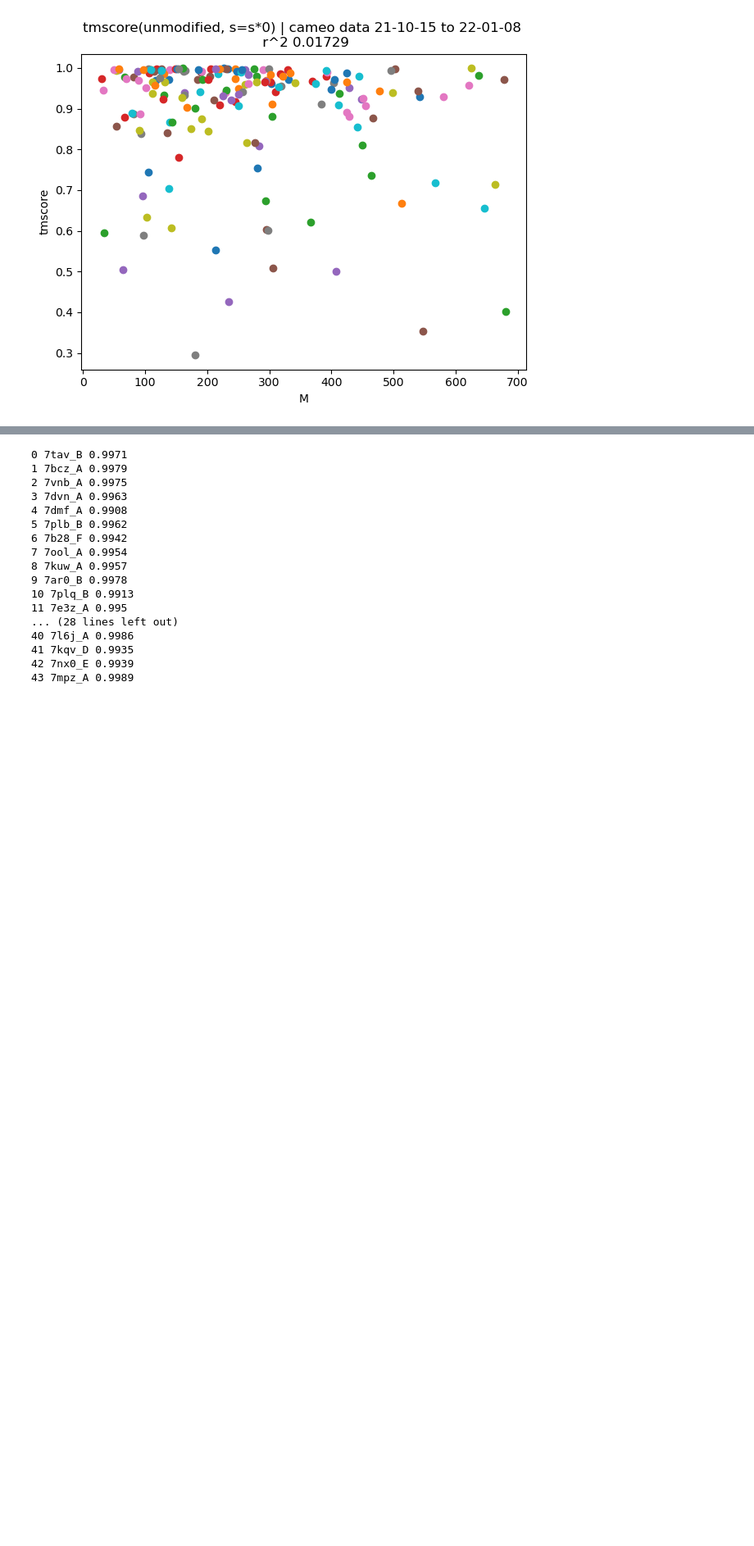
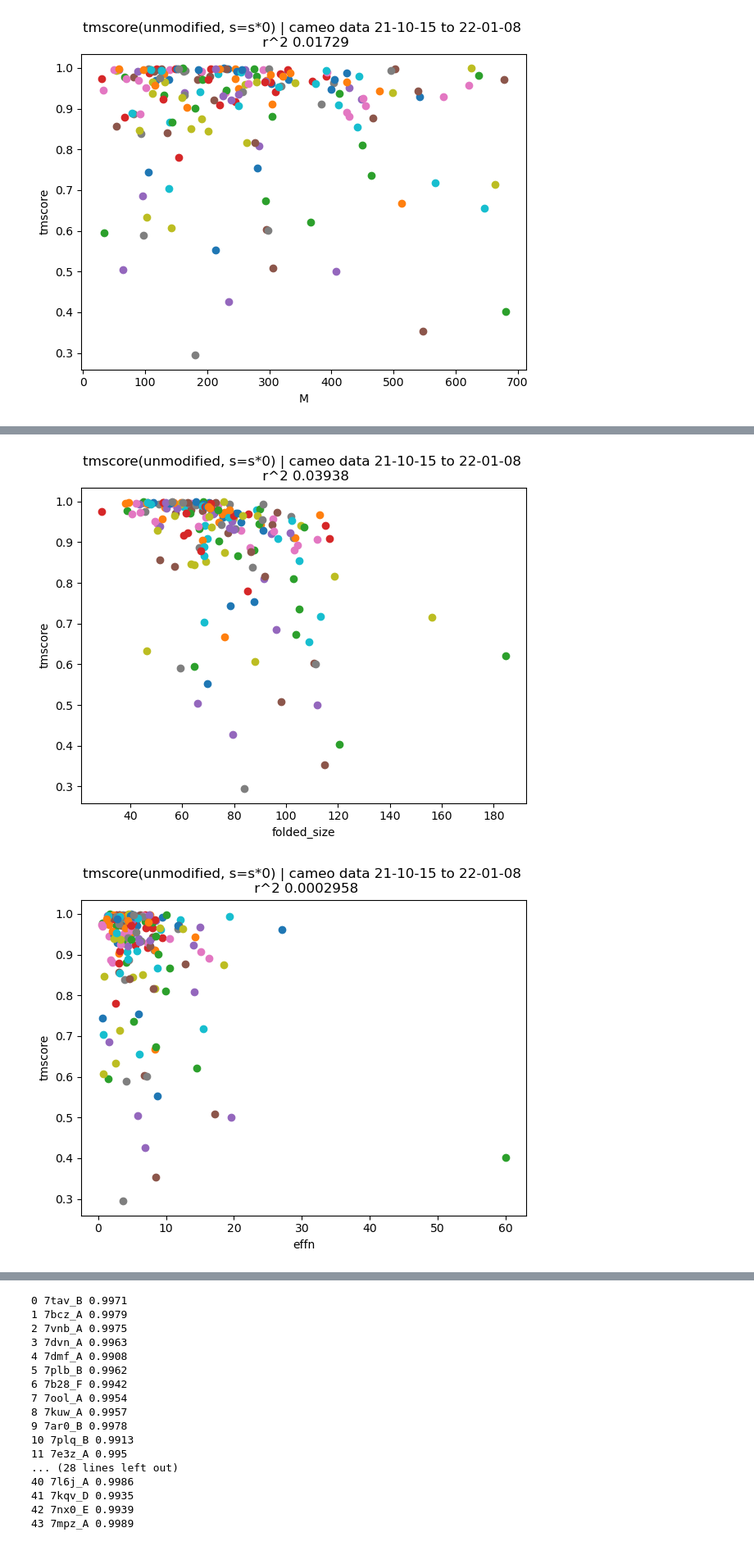
Before and after one commit to MichaelTrumbull/openfold-mt, a Jupyter notebook: personal-nbs/cameo_data_s0.ipynb, the cells around one changed output, grey strips where cells are left out. Shown at 82% size. Saved outputs shown, nothing was run; the diff lists cells and outputs as text; code cells hidden in the pictures; blank space fills up the shorter version.

```diff
--- a/personal-nbs/cameo_data_s0.ipynb
+++ b/personal-nbs/cameo_data_s0.ipynb
@@ -222,0 +408,20 @@ for stat in ['folded_size','effn', 'compactness','seqlen','M']:
+# %%
+exclude = []#['7kdx_B'] # this outlier has an effn=60
+list_stats_r2 = {}
+for stat in stats:
+    x=[]
+    y=[]
+    for protein in cameo_dict_m4.keys():
+        if not protein in exclude:
+            x.append(cameo_dict_m4[protein][stat])
+            y.append(cameo_dict_m4[protein]['tmscore'])
+    slope, intercept, r_value, p_value, std_err = scipy.stats.linregress(x, y)
+    list_stats_r2[stat] = r_value**2
+
+for w in sorted(list_stats_r2, key=list_stats_r2.get, reverse=True):
+    print(w, list_stats_r2[w])
+# MSV: multi-segment Viterbi
+# VITERBI: optimal alignment score
+# FORWARD: The full likelihood of the profile/sequence
+#          comparison is evaluated, summed over the entire
+#          alignment ensemble, using the HMM Forward algorithm
@@ -222,0 +446,18 @@ for stat in ['folded_size','effn', 'compactness','seqlen','M']:
+# %%
+plt.rcParams['figure.figsize'] = [7, 5]
+for stat in ['folded_size','effn', 'compactness','seqlen','M']:
+    x=[]
+    y=[]
+    for protein in cameo_dict_m4.keys():
+        if not protein in exclude:
+            plt.scatter(cameo_dict_m4[protein][stat], cameo_dict[protein]['tmscore'])
+            x.append(cameo_dict_m4[protein][stat])
+            y.append(cameo_dict_m4[protein]['tmscore'])
+    slope, intercept, r_value, p_value, std_err = scipy.stats.linregress(x, y)
+    plt.title('tmscore(unmodified, s=s*0) | cameo data 21-10-15 to 22-01-08 \n r^2 {:.4}'.format(r_value**2))
+    plt.xlabel(stat)
+    plt.ylabel('tmscore')
+    plt.show()
+# %% [output]
+[figure, added]
+[figure, added]
```
Also changed, not shown: parts of 20 cells of this notebook.
